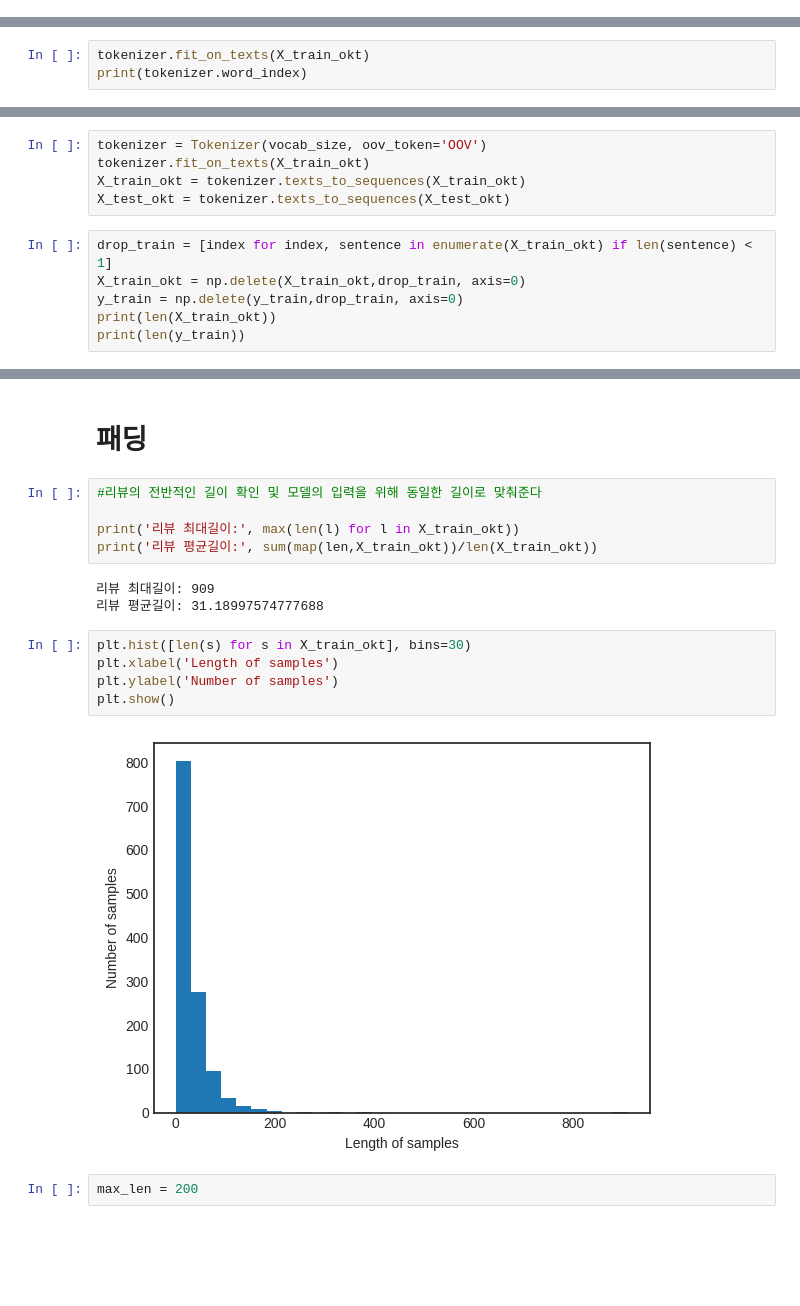
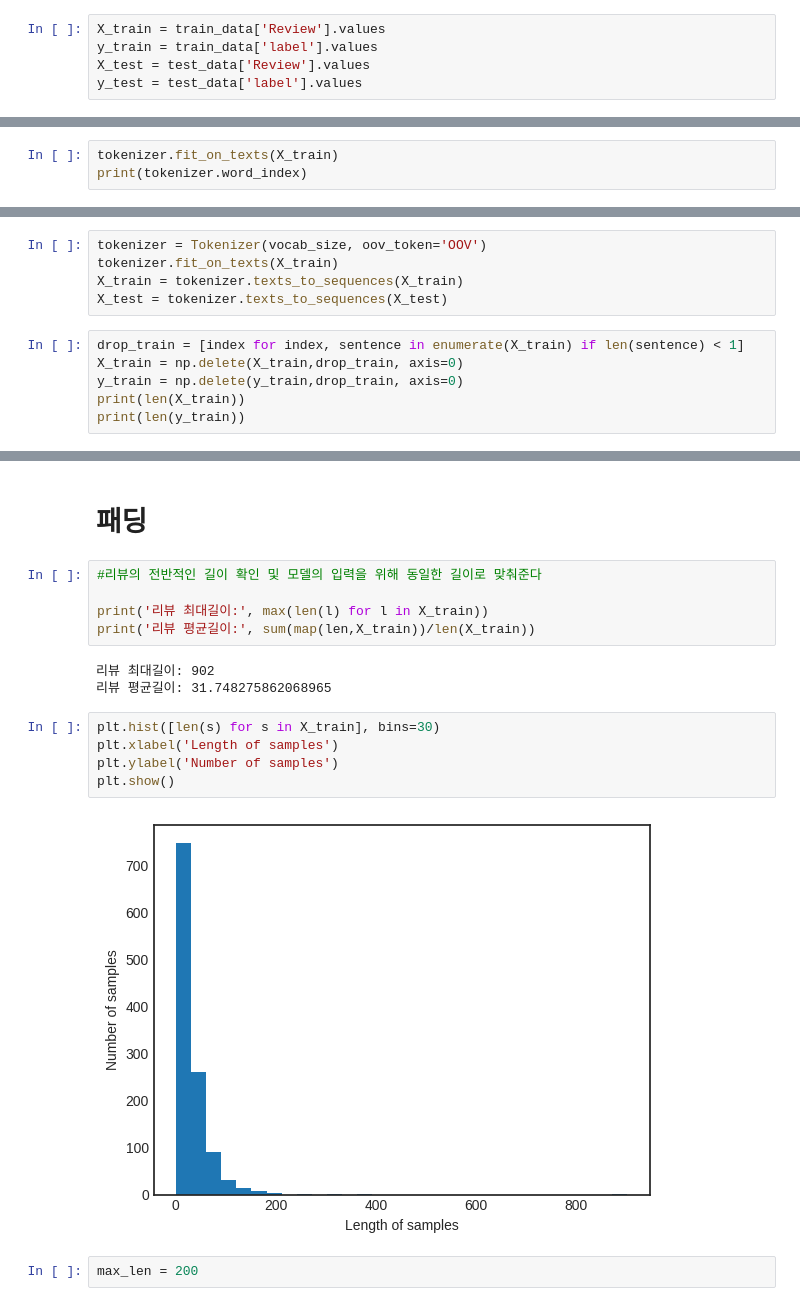
Before and after one commit to yskim1230/AIB_Section3-PJT_Deep-Learning, a Jupyter notebook: review_analysis_ipynb(별점).ipynb, the cells around one changed output, grey strips where cells are left out. Saved outputs shown, nothing was run; the diff lists cells and outputs as text; blank space fills up the shorter version.

```diff
--- a/review_analysis_ipynb(별점).ipynb
+++ b/review_analysis_ipynb(별점).ipynb
@@ -171,3 +213,8 @@ for sentence in X_test['Review']:
+# %%
+X_train = train_data['Review'].values
+y_train = train_data['label'].values
+X_test = test_data['Review'].values
+y_test = test_data['label'].values
 # %%
 # tokenizer 설치
 !pip install tensorflow
@@ -192,6 +239,6 @@ Requirement already satisfied: MarkupSafe>=2.1.1 in /usr/local/lib/python3.10/di
 Requirement already satisfied: pyasn1<0.6.0,>=0.4.6 in /usr/local/lib/python3.10/dist-packages (from pyasn1-modules>=0.2.1->google-auth<3,>=1.6.3->tensorboard<2.13,>=2.12->tensorflow) (0.5.0)
 Requirement already satisfied: oauthlib>=3.0.0 in /usr/local/lib/python3.10/dist-packages (from requests-oauthlib>=0.7.0->google-auth-oauthlib<1.1,>=0.5->tensorboard<2.13,>=2.12->tensorflow) (3.2.2)
 # %%
-tokenizer.fit_on_texts(X_train_okt)
+tokenizer.fit_on_texts(X_train)
 print(tokenizer.word_index)
 # %% [output]
@@ -229,12 +276,12 @@ print(vocab_size)
 # %%
 tokenizer = Tokenizer(vocab_size, oov_token='OOV')
-tokenizer.fit_on_texts(X_train_okt)
-X_train_okt = tokenizer.texts_to_sequences(X_train_okt)
-X_test_okt = tokenizer.texts_to_sequences(X_test_okt)
+tokenizer.fit_on_texts(X_train)
+X_train = tokenizer.texts_to_sequences(X_train)
+X_test = tokenizer.texts_to_sequences(X_test)
 # %%
-drop_train = [index for index, sentence in enumerate(X_train_okt) if len(sentence) < 1]
-X_train_okt = np.delete(X_train_okt,drop_train, axis=0)
+drop_train = [index for index, sentence in enumerate(X_train) if len(sentence) < 1]
+X_train = np.delete(X_train,drop_train, axis=0)
 y_train = np.delete(y_train,drop_train, axis=0)
-print(len(X_train_okt))
+print(len(X_train))
 print(len(y_train))
 # %% [output]
@@ -245,18 +292,18 @@ print(len(y_train))
 # %%
 #리뷰의 전반적인 길이 확인 및 모델의 입력을 위해 동일한 길이로 맞춰준다
 
-print('리뷰 최대길이:', max(len(l) for l in X_train_okt))
-print('리뷰 평균길이:', sum(map(len,X_train_okt))/len(X_train_okt))
+print('리뷰 최대길이:', max(len(l) for l in X_train))
+print('리뷰 평균길이:', sum(map(len,X_train))/len(X_train))
 # %% [output]
-리뷰 최대길이: 909
-리뷰 평균길이: 31.18997574777688
+리뷰 최대길이: 902
+리뷰 평균길이: 31.748275862068965
 # %%
-plt.hist([len(s) for s in X_train_okt], bins=30)
+plt.hist([len(s) for s in X_train], bins=30)
 plt.xlabel('Length of samples')
 plt.ylabel('Number of samples')
 plt.show()
 # %% [output]
-[figure, old version]
+[figure, new version]
 # %%
 max_len = 200
 # %%
```
Also changed, not shown: parts of 29 cells of this notebook.
